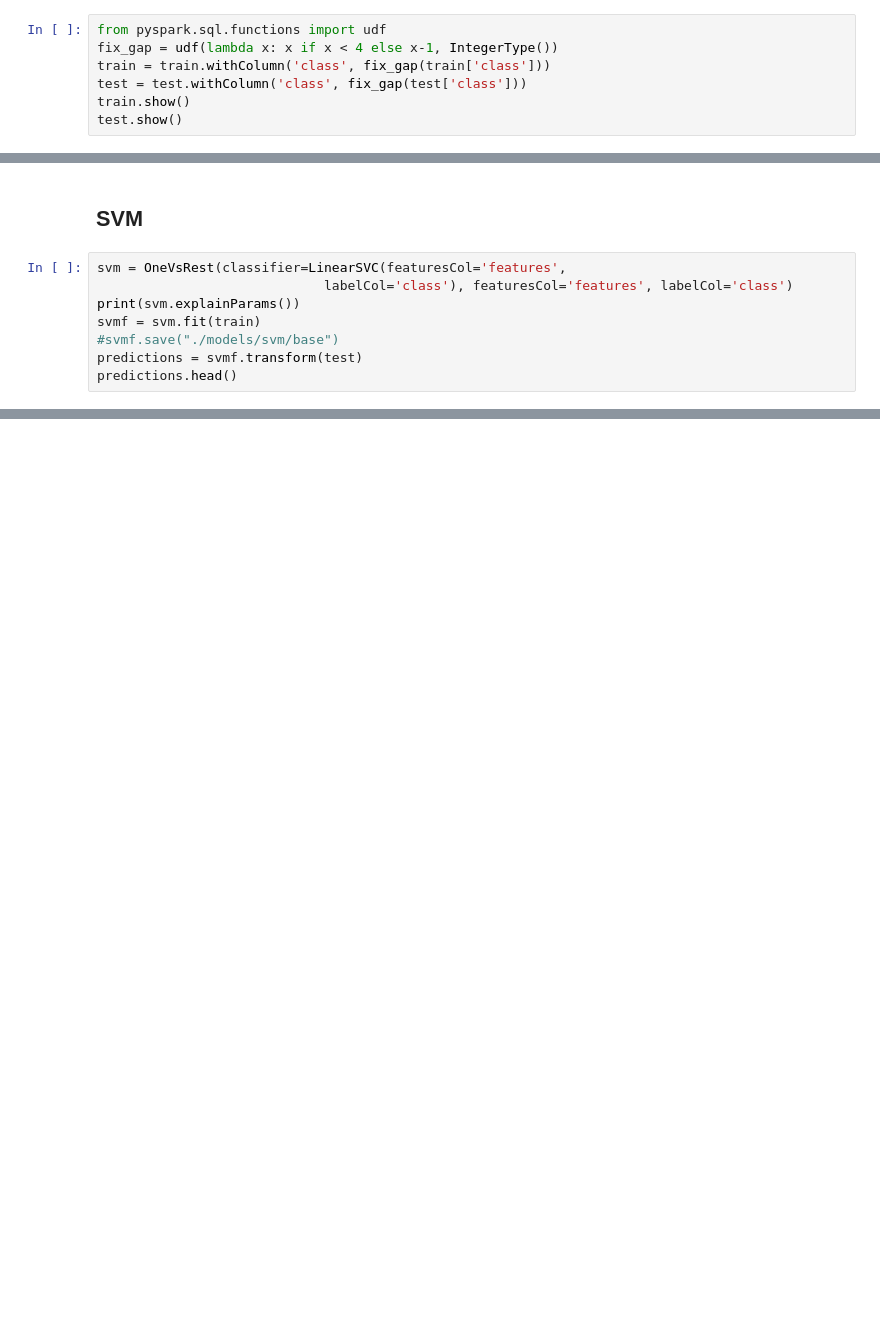
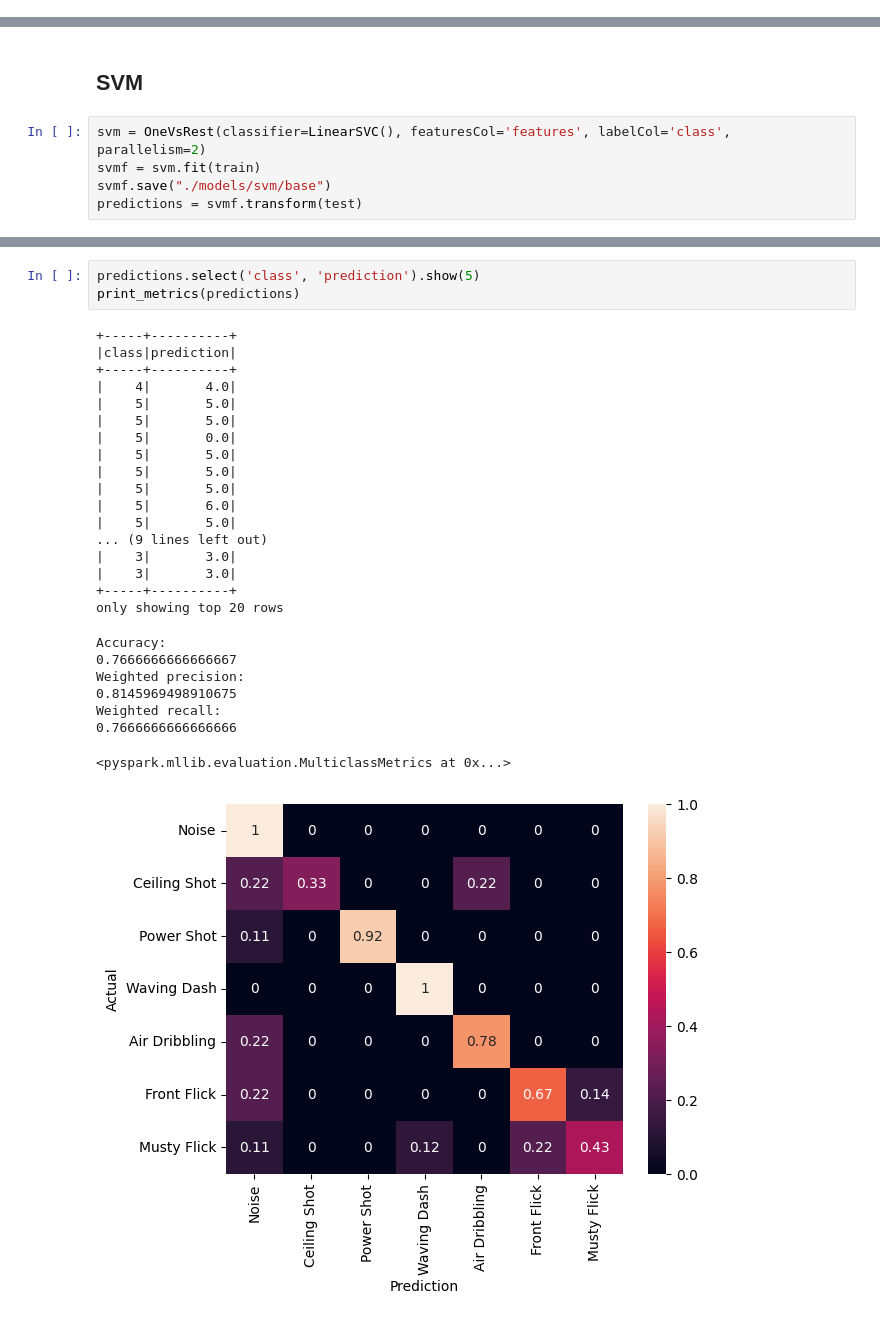
Before and after one commit to DomMcOyle/BDAProject, a Jupyter notebook: MachineLearningAlgorithms.ipynb, the cells around one changed output, grey strips where cells are left out. Cells and saved outputs as stored; diff of their text form; blank space fills up the shorter version.

```diff
--- a/MachineLearningAlgorithms.ipynb
+++ b/MachineLearningAlgorithms.ipynb
@@ -87,7 +66,0 @@ only showing top 20 rows
-# %%
-from pyspark.sql.functions import udf
-fix_gap = udf(lambda x: x if x < 4 else x-1, IntegerType())
-train = train.withColumn('class', fix_gap(train['class']))
-test = test.withColumn('class', fix_gap(test['class']))
-train.show()
-test.show()
@@ -373,11 +304,8 @@ train.select('class').collect()
 # %% [markdown]
 ## SVM
 # %%
-svm = OneVsRest(classifier=LinearSVC(featuresCol='features',
-                             labelCol='class'), featuresCol='features', labelCol='class')
-print(svm.explainParams())
+svm = OneVsRest(classifier=LinearSVC(), featuresCol='features', labelCol='class', parallelism=2)
 svmf = svm.fit(train)
-#svmf.save("./models/svm/base")
+svmf.save("./models/svm/base")
 predictions = svmf.transform(test)
-predictions.head()
 # %% [output]
@@ -401,0 +317,29 @@ IllegalArgumentException: requirement failed: LinearSVC only supports binary cla
+# %%
+predictions.select('class', 'prediction').show(5)
+print_metrics(predictions)
+# %% [output]
++-----+----------+
+|class|prediction|
++-----+----------+
+|    4|       4.0|
+|    5|       5.0|
+|    5|       5.0|
+|    5|       0.0|
+|    5|       5.0|
+|    5|       5.0|
+|    5|       5.0|
+|    5|       6.0|
+|    5|       5.0|
+... (9 lines left out)
+|    3|       3.0|
+|    3|       3.0|
++-----+----------+
+only showing top 20 rows
+Accuracy:
+0.7666666666666667
+Weighted precision:
+0.8145969498910675
+Weighted recall:
+0.7666666666666666
+<pyspark.mllib.evaluation.MulticlassMetrics at 0x...>
+[figure, added]
```
Also changed, not shown: parts of 22 cells of this notebook.
